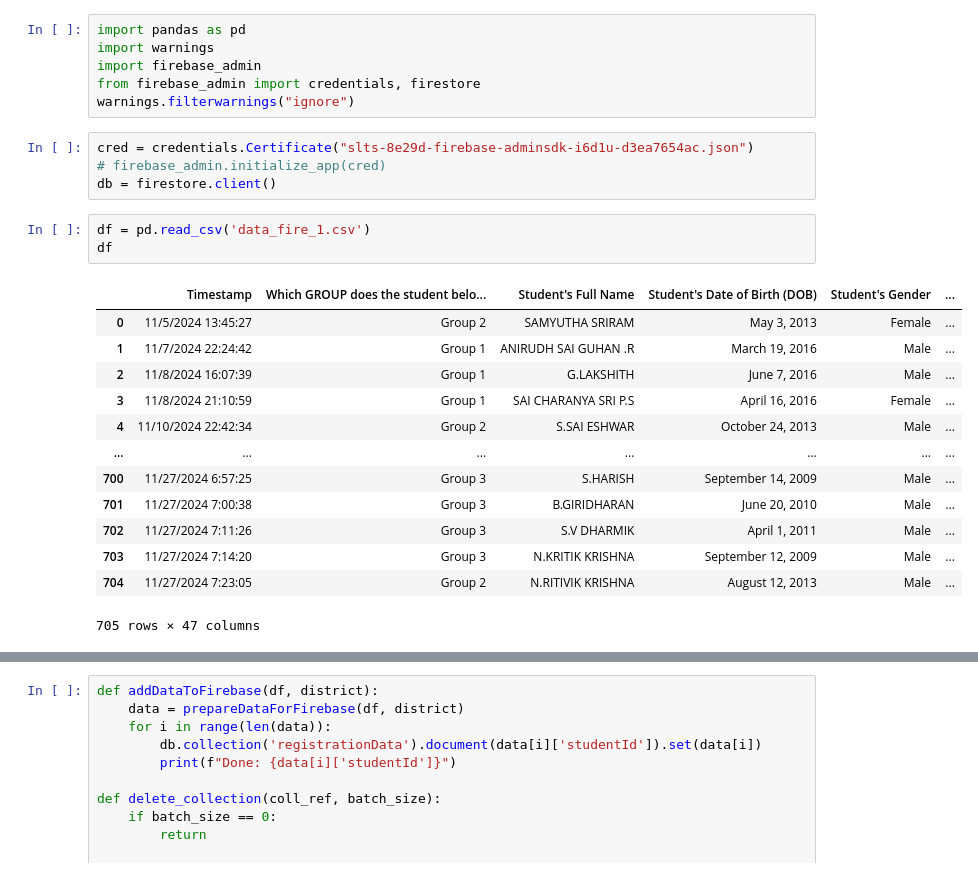
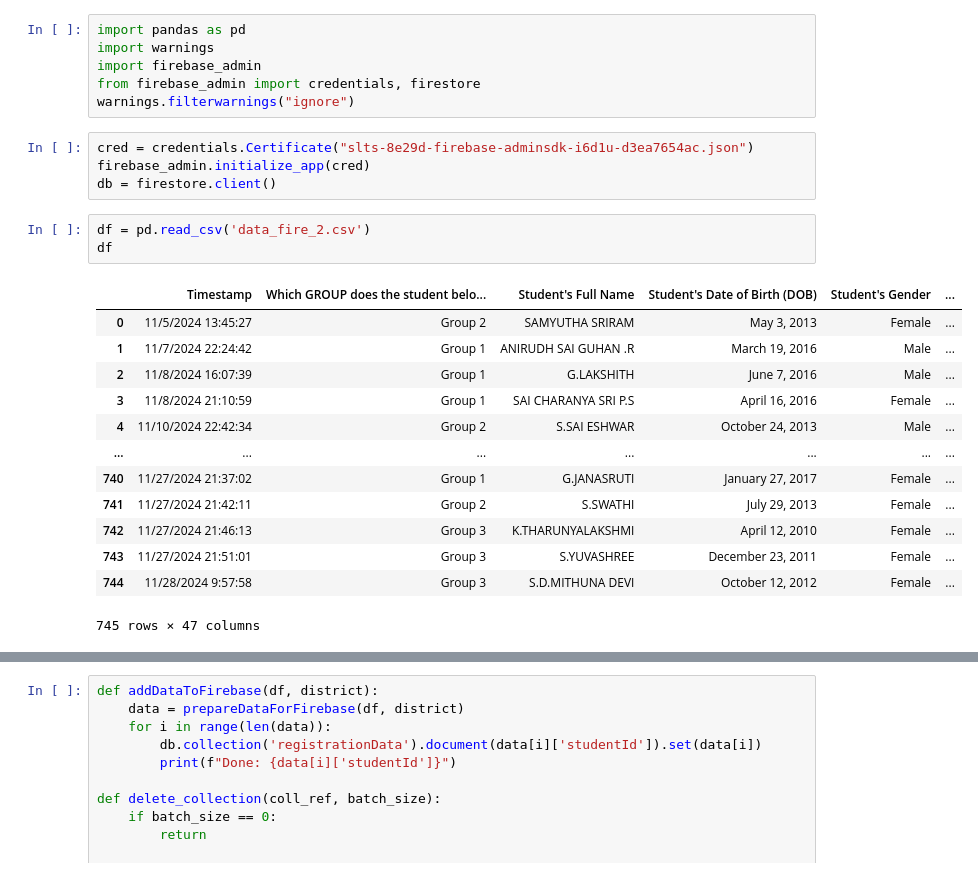
Before and after one commit to tanmay-563/slts-2024, a Jupyter notebook: firestore.ipynb, the cells around one changed output, grey strips where cells are left out. Cells and saved outputs as stored; diff of their text form.

Commit message:
Update data by delete and reupload. Costly but gotta do this for some time.

```diff
--- a/firestore.ipynb
+++ b/firestore.ipynb
@@ -6,25 +6,25 @@ from firebase_admin import credentials, firestore
 warnings.filterwarnings("ignore")
 # %%
 cred = credentials.Certificate("slts-8e29d-firebase-adminsdk-i6d1u-d3ea7654ac.json")
-# firebase_admin.initialize_app(cred)
+firebase_admin.initialize_app(cred)
 db = firestore.client()
 # %%
-df = pd.read_csv('data_fire_1.csv')
+df = pd.read_csv('data_fire_2.csv')
 df
 # %% [output]
 |  | Timestamp | Which GROUP does the student belo... | Student's Full Name | Student's Date of Birth (DOB) | Student's Gender | ... |
 | 0 | 11/5/2024 13:45:27 | Group 2 | SAMYUTHA SRIRAM | May 3, 2013 | Female | ... |
 | 1 | 11/7/2024 22:24:42 | Group 1 | ANIRUDH SAI GUHAN .R | March 19, 2016 | Male | ... |
 | 2 | 11/8/2024 16:07:39 | Group 1 | G.LAKSHITH | June 7, 2016 | Male | ... |
 | 3 | 11/8/2024 21:10:59 | Group 1 | SAI CHARANYA SRI P.S | April 16, 2016 | Female | ... |
 | 4 | 11/10/2024 22:42:34 | Group 2 | S.SAI ESHWAR | October 24, 2013 | Male | ... |
 | ... | ... | ... | ... | ... | ... | ... |
-| 700 | 11/27/2024 6:57:25 | Group 3 | S.HARISH | September 14, 2009 | Male | ... |
-| 701 | 11/27/2024 7:00:38 | Group 3 | B.GIRIDHARAN | June 20, 2010 | Male | ... |
-| 702 | 11/27/2024 7:11:26 | Group 3 | S.V DHARMIK | April 1, 2011 | Male | ... |
-| 703 | 11/27/2024 7:14:20 | Group 3 | N.KRITIK KRISHNA | September 12, 2009 | Male | ... |
-| 704 | 11/27/2024 7:23:05 | Group 2 | N.RITIVIK KRISHNA | August 12, 2013 | Male | ... |
+| 740 | 11/27/2024 21:37:02 | Group 1 | G.JANASRUTI | January 27, 2017 | Female | ... |
+| 741 | 11/27/2024 21:42:11 | Group 2 | S.SWATHI | July 29, 2013 | Female | ... |
+| 742 | 11/27/2024 21:46:13 | Group 3 | K.THARUNYALAKSHMI | April 12, 2010 | Female | ... |
+| 743 | 11/27/2024 21:51:01 | Group 3 | S.YUVASHREE | December 23, 2011 | Female | ... |
+| 744 | 11/28/2024 9:57:58 | Group 3 | S.D.MITHUNA DEVI | October 12, 2012 | Female | ... |
-705 rows × 47 columns
+745 rows × 47 columns
 # %%
 def processData(df, district):
     district_df = df[df['District the student belongs to.'] == district]
```
Also changed, not shown: parts of 3 cells of this notebook.
